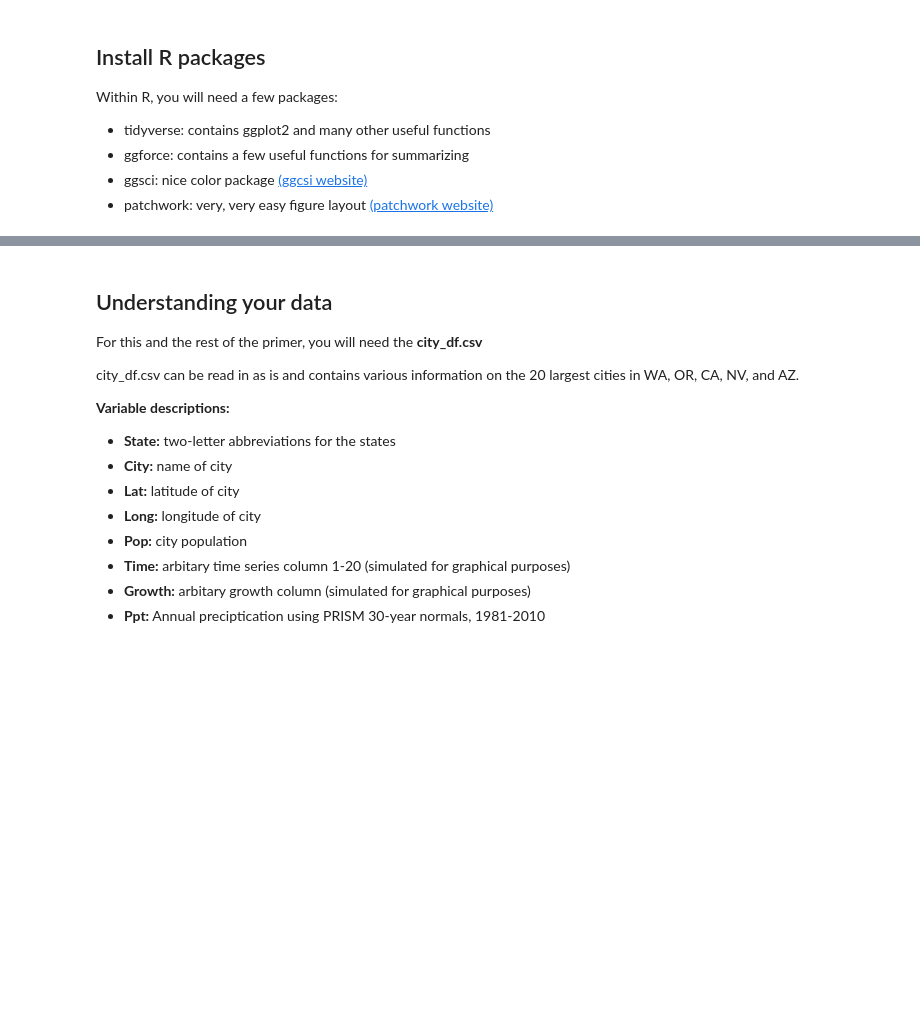
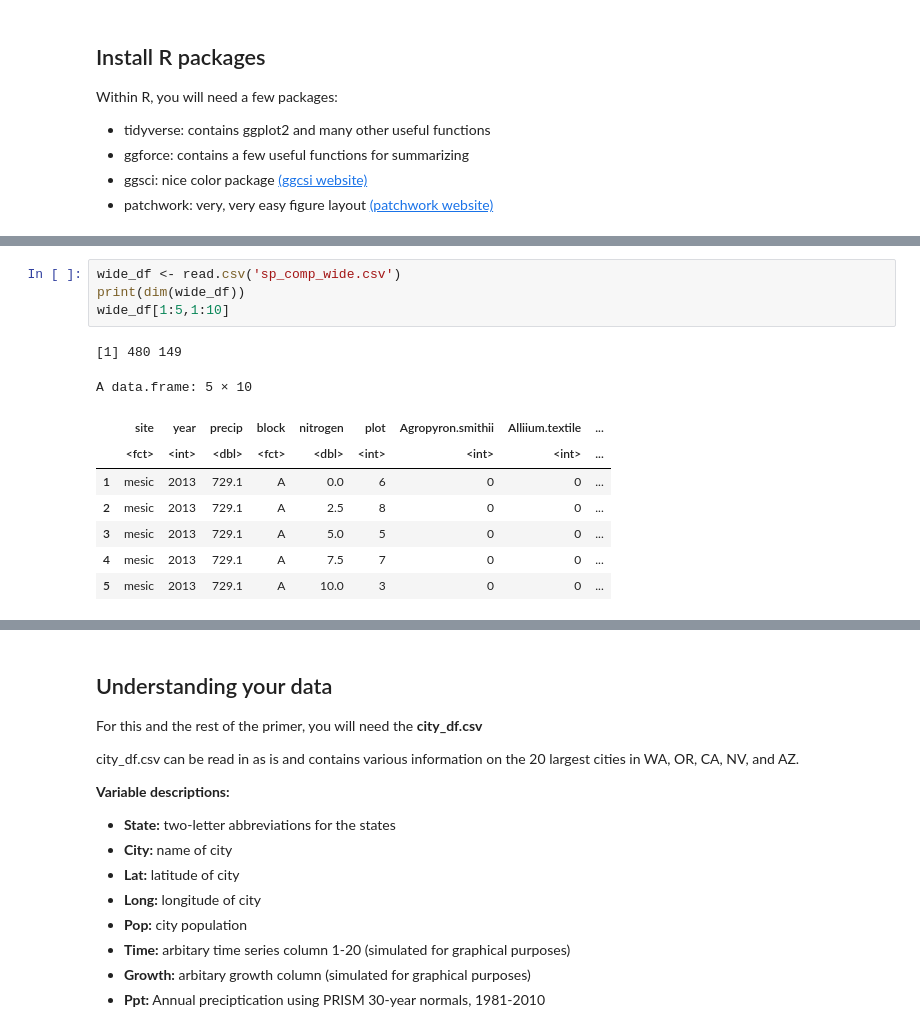
Before and after one commit to juliema/Data_Science_For_Biology_II, a Jupyter notebook: Part.3_DataVisualization/1-ggplot/DataVis-ggplot-primer.ipynb, the cells around one changed output, grey strips where cells are left out. Cells and saved outputs as stored; diff of their text form; blank space fills up the shorter version.

```diff
--- a/Part.3_DataVisualization/1-ggplot/DataVis-ggplot-primer.ipynb
+++ b/Part.3_DataVisualization/1-ggplot/DataVis-ggplot-primer.ipynb
@@ -56,0 +59,14 @@ Making 'packages.html' ...
+# %%
+wide_df <- read.csv('sp_comp_wide.csv')
+print(dim(wide_df))
+wide_df[1:5,1:10]
+# %% [output]
+[1] 480 149
+A data.frame: 5 × 10
+|  | site | year | precip | block | nitrogen | plot | Agropyron.smithii | Alliium.textile | ... |
+|  | <fct> | <int> | <dbl> | <fct> | <dbl> | <int> | <int> | <int> | ... |
+| 1 | mesic | 2013 | 729.1 | A | 0.0 | 6 | 0 | 0 | ... |
+| 2 | mesic | 2013 | 729.1 | A | 2.5 | 8 | 0 | 0 | ... |
+| 3 | mesic | 2013 | 729.1 | A | 5.0 | 5 | 0 | 0 | ... |
+| 4 | mesic | 2013 | 729.1 | A | 7.5 | 7 | 0 | 0 | ... |
+| 5 | mesic | 2013 | 729.1 | A | 10.0 | 3 | 0 | 0 | ... |
```
Also changed, not shown: parts of 9 cells of this notebook.
